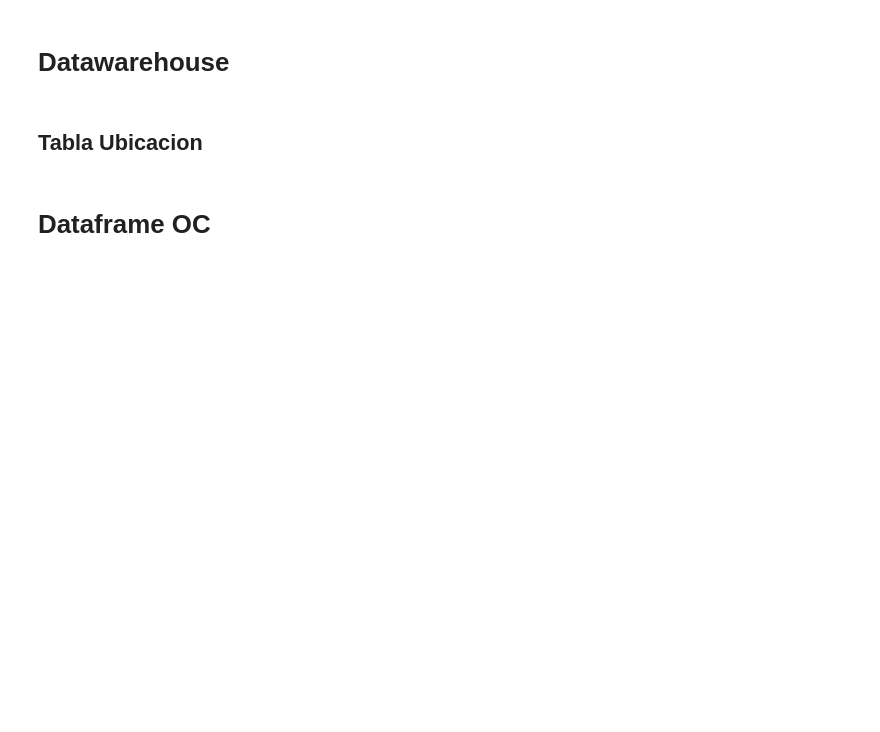
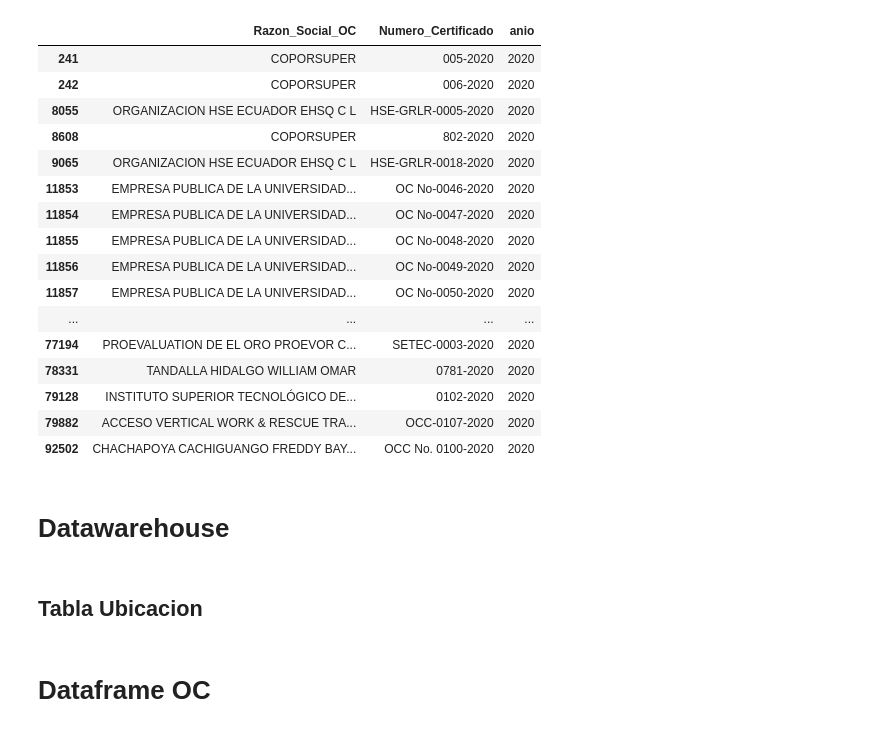
Before and after one commit to Herziox/Data-Mining-System-SETEC, a Jupyter notebook: 3_data_preprocesing_module/Integracion_de_Datos.ipynb, the cells around one changed output. Cells and saved outputs as stored; diff of their text form; code cells hidden in the pictures; blank space fills up the shorter version.

```diff
--- a/3_data_preprocesing_module/Integracion_de_Datos.ipynb
+++ b/3_data_preprocesing_module/Integracion_de_Datos.ipynb
@@ -40,0 +46,4 @@ os.listdir(path)
+# %%
+# Cargar los archivos necesarios de la ubicación de CLEANED DATA
+df_pcoc = pd.read_csv(os.path.join(path,'pcoc.csv'))
+df_pcoc.head()
@@ -40,0 +57,12 @@ os.listdir(path)
+# %%
+# Se extraera el año de la columna Numero_certificado.
+# Para esto se buscará porciones de texto que contengan los años del 2000 - 2022 (año actual)
+year_list = [str(x) for x in range(2022,2009,-1)]
+# %%
+def get_year(x):
+    for year in year_list:
+        if re.search('-'+year+'\s|-'+year+'$',x):
+            return year
+    return 'sin_anio'
+# %%
+df_pcoc['anio'] = df_pcoc['Numero_Certificado'].apply(get_year)
@@ -40,0 +99,20 @@ os.listdir(path)
+# %%
+df_pcoc[df_pcoc['anio']=='2020'][['Razon_Social_OC','Numero_Certificado','anio']]
+# %% [output]
+|  | Razon_Social_OC | Numero_Certificado | anio |
+| 241 | COPORSUPER | 005-2020 | 2020 |
+| 242 | COPORSUPER | 006-2020 | 2020 |
+| 8055 | ORGANIZACION HSE ECUADOR EHSQ C L | HSE-GRLR-0005-2020 | 2020 |
+| 8608 | COPORSUPER | 802-2020 | 2020 |
+| 9065 | ORGANIZACION HSE ECUADOR EHSQ C L | HSE-GRLR-0018-2020 | 2020 |
+| 11853 | EMPRESA PUBLICA DE LA UNIVERSIDAD... | OC No-0046-2020 | 2020 |
+| 11854 | EMPRESA PUBLICA DE LA UNIVERSIDAD... | OC No-0047-2020 | 2020 |
+| 11855 | EMPRESA PUBLICA DE LA UNIVERSIDAD... | OC No-0048-2020 | 2020 |
+| 11856 | EMPRESA PUBLICA DE LA UNIVERSIDAD... | OC No-0049-2020 | 2020 |
+| 11857 | EMPRESA PUBLICA DE LA UNIVERSIDAD... | OC No-0050-2020 | 2020 |
+| ... | ... | ... | ... |
+| 77194 | PROEVALUATION DE EL ORO PROEVOR C... | SETEC-0003-2020 | 2020 |
+| 78331 | TANDALLA HIDALGO WILLIAM OMAR | 0781-2020 | 2020 |
+| 79128 | INSTITUTO SUPERIOR TECNOLÓGICO DE... | 0102-2020 | 2020 |
+| 79882 | ACCESO VERTICAL WORK & RESCUE TRA... | OCC-0107-2020 | 2020 |
+| 92502 | CHACHAPOYA CACHIGUANGO FREDDY BAY... | OCC No. 0100-2020 | 2020 |
```
Also changed, not shown: parts of 15 cells of this notebook, 15 other files.
